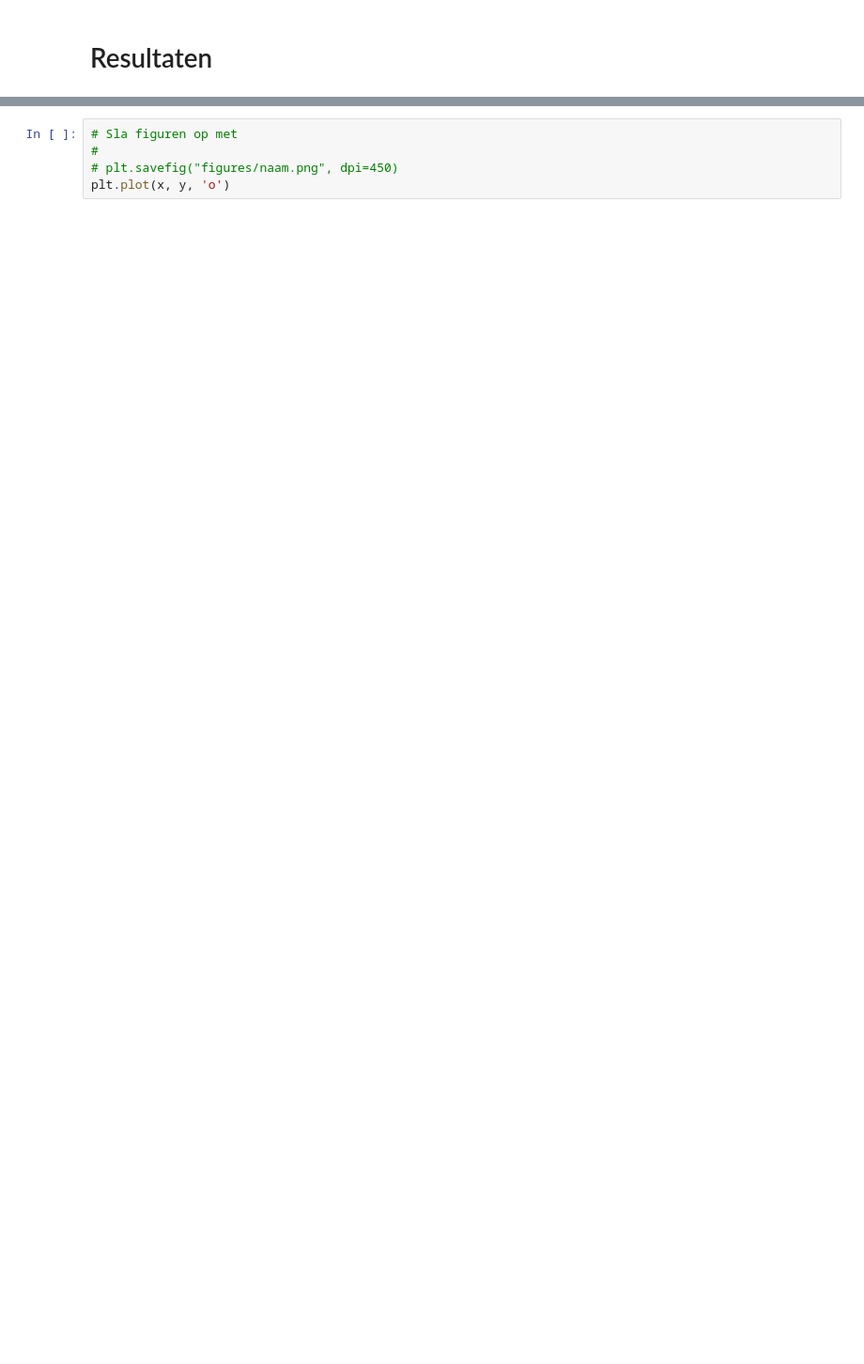
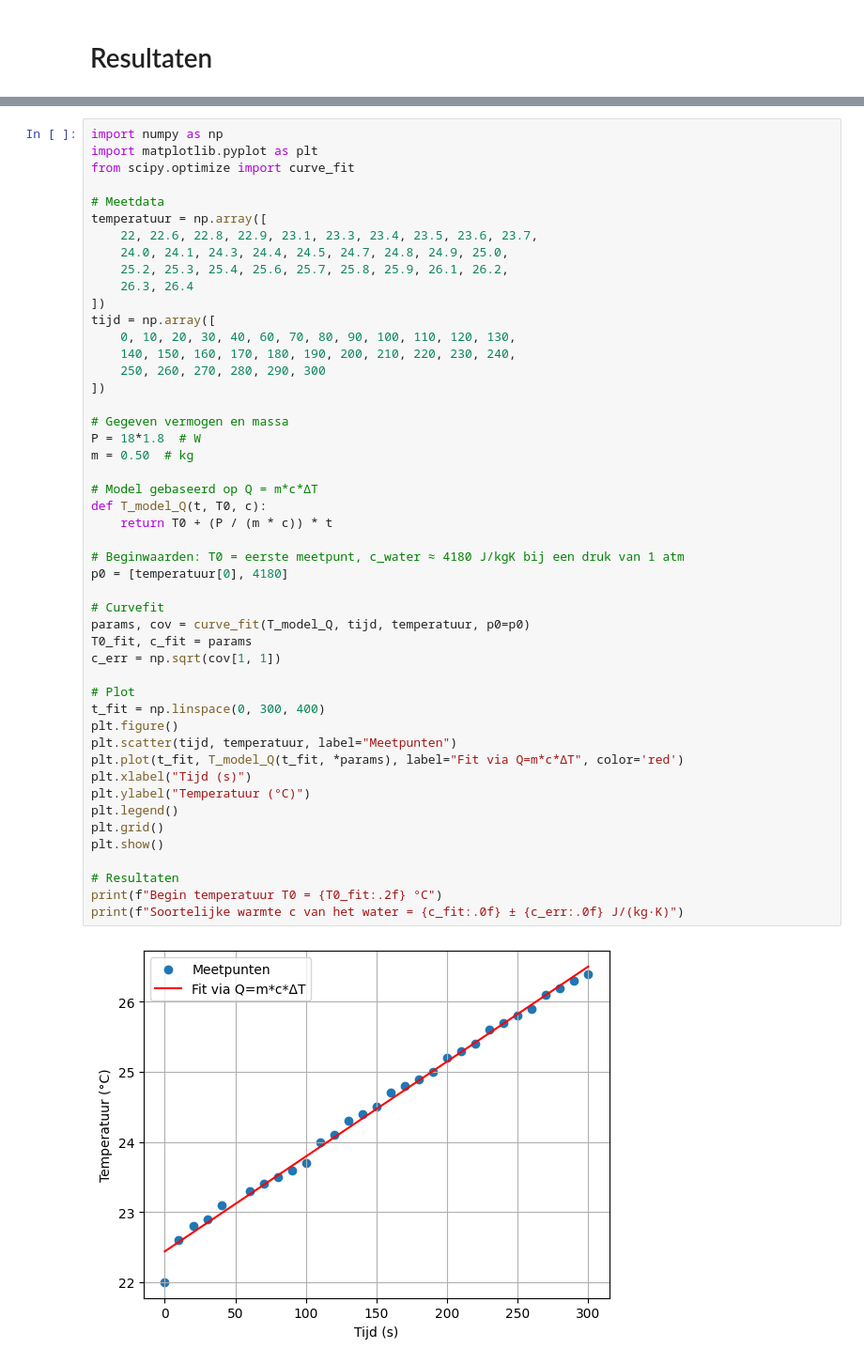
Before and after one commit to JSlootsTUD/Jesse-en-Justin, a Jupyter notebook: Content/Labs/Soortelijke warmte/cwater.ipynb, the cells around one changed output, grey strips where cells are left out. Shown at 94% size. Saved outputs shown, nothing was run; the diff lists cells and outputs as text; blank space fills up the shorter version.

```diff
--- a/Content/Labs/Soortelijke warmte/cwater.ipynb
+++ b/Content/Labs/Soortelijke warmte/cwater.ipynb
@@ -83,6 +89,50 @@ tijd = np.array([0, 10, 20, 30, 40, 60, 70, 80, 90, 100, 110, 120, 130, 140, 150
 # %%
-# Sla figuren op met
-#
-# plt.savefig("figures/naam.png", dpi=450)
-plt.plot(x, y, 'o')
+import numpy as np
+import matplotlib.pyplot as plt
+from scipy.optimize import curve_fit
+
+# Meetdata
+temperatuur = np.array([
+    22, 22.6, 22.8, 22.9, 23.1, 23.3, 23.4, 23.5, 23.6, 23.7,
+    24.0, 24.1, 24.3, 24.4, 24.5, 24.7, 24.8, 24.9, 25.0,
+    25.2, 25.3, 25.4, 25.6, 25.7, 25.8, 25.9, 26.1, 26.2,
+    26.3, 26.4
+])
+tijd = np.array([
+    0, 10, 20, 30, 40, 60, 70, 80, 90, 100, 110, 120, 130,
+    140, 150, 160, 170, 180, 190, 200, 210, 220, 230, 240,
+    250, 260, 270, 280, 290, 300
+])
+
+# Gegeven vermogen en massa
+P = 18*1.8  # W
+m = 0.50  # kg
+
+# Model gebaseerd op Q = m*c*ΔT
+def T_model_Q(t, T0, c):
+    return T0 + (P / (m * c)) * t
+
+# Beginwaarden: T0 = eerste meetpunt, c_water ≈ 4180 J/kgK bij een druk van 1 atm
+p0 = [temperatuur[0], 4180]
+
+# Curvefit
+params, cov = curve_fit(T_model_Q, tijd, temperatuur, p0=p0)
+T0_fit, c_fit = params
+c_err = np.sqrt(cov[1, 1])
+
+# Plot
+t_fit = np.linspace(0, 300, 400)
+plt.figure()
+plt.scatter(tijd, temperatuur, label="Meetpunten")
+plt.plot(t_fit, T_model_Q(t_fit, *params), label="Fit via Q=m*c*ΔT", color='red')
+plt.xlabel("Tijd (s)")
+plt.ylabel("Temperatuur (°C)")
+plt.legend()
+plt.grid()
+plt.show()
+
+# Resultaten
+print(f"Begin temperatuur T0 = {T0_fit:.2f} °C")
+print(f"Soortelijke warmte c van het water = {c_fit:.0f} ± {c_err:.0f} J/(kg·K)")
 # %% [output]
+[figure, new version]
```
Also changed, not shown: parts of 5 cells of this notebook, 5 other files.
